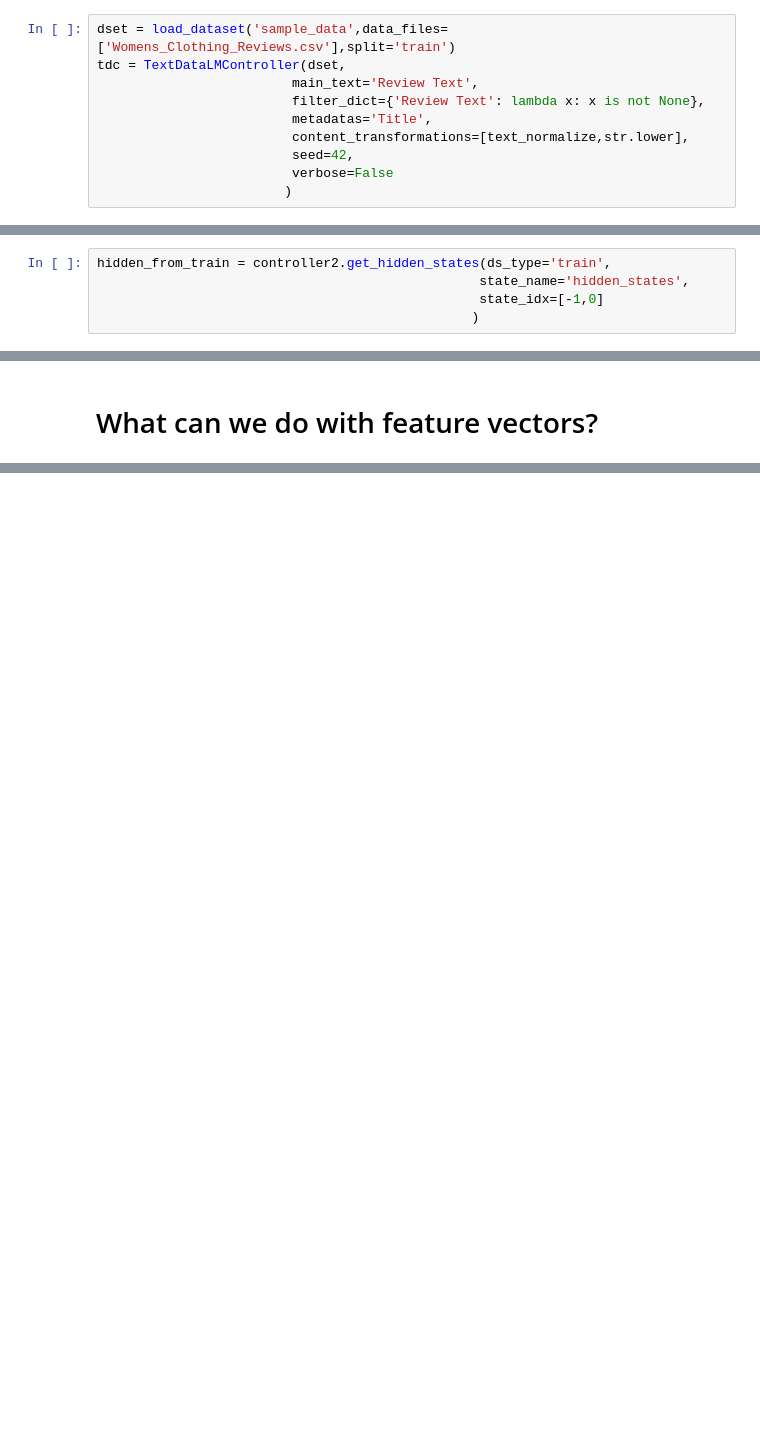
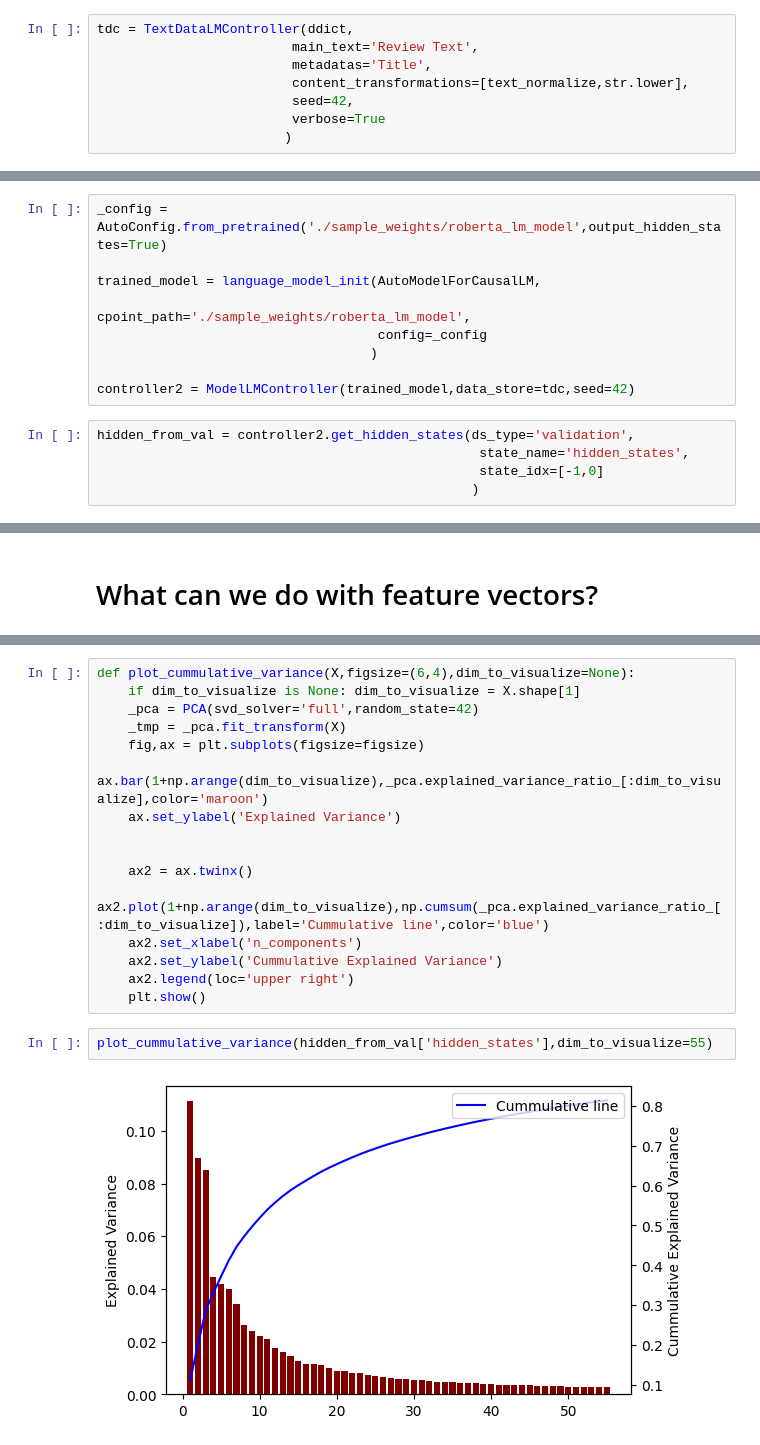
Before and after one commit to anhquan0412/that-nlp-library, a Jupyter notebook: nbs/08_hidden_states.ipynb, the cells around one changed output, grey strips where cells are left out. Cells and saved outputs as stored; diff of their text form; blank space fills up the shorter version.

Commit message:
finish hidden states nb

```diff
--- a/nbs/08_hidden_states.ipynb
+++ b/nbs/08_hidden_states.ipynb
@@ -44,12 +65,10 @@ In order to extract a feature vector from a review sentence in the dataset, we c
 # %%
-dset = load_dataset('sample_data',data_files=['Womens_Clothing_Reviews.csv'],split='train')
-tdc = TextDataLMController(dset,
+tdc = TextDataLMController(ddict,
                          main_text='Review Text',
-                         filter_dict={'Review Text': lambda x: x is not None},
                          metadatas='Title',
                          content_transformations=[text_normalize,str.lower],
                          seed=42,
-                         verbose=False
+                         verbose=True
                         )
 # %% [markdown]
 Define our tokenizer for Roberta
@@ -164,5 +226,14 @@ Similarly, we can extract feature vectors for all sentences in our training set
+# %%
+_config = AutoConfig.from_pretrained('./sample_weights/roberta_lm_model',output_hidden_states=True)
+
+trained_model = language_model_init(AutoModelForCausalLM,
+                                    cpoint_path='./sample_weights/roberta_lm_model',
+                                    config=_config
+                                   )
+
+controller2 = ModelLMController(trained_model,data_store=tdc,seed=42)
 # %%
-hidden_from_train = controller2.get_hidden_states(ds_type='train',
+hidden_from_val = controller2.get_hidden_states(ds_type='validation',
                                                  state_name='hidden_states',
                                                  state_idx=[-1,0]
                                                 )
@@ -181,0 +263,20 @@ hidden_from_train['hidden_states'].shape
+# %%
+def plot_cummulative_variance(X,figsize=(6,4),dim_to_visualize=None):
+    if dim_to_visualize is None: dim_to_visualize = X.shape[1]
+    _pca = PCA(svd_solver='full',random_state=42)
+    _tmp = _pca.fit_transform(X)
+    fig,ax = plt.subplots(figsize=figsize)
+    ax.bar(1+np.arange(dim_to_visualize),_pca.explained_variance_ratio_[:dim_to_visualize],color='maroon')
+    ax.set_ylabel('Explained Variance')
+
+
+    ax2 = ax.twinx()
+    ax2.plot(1+np.arange(dim_to_visualize),np.cumsum(_pca.explained_variance_ratio_[:dim_to_visualize]),label='Cummulative line',color='blue')
+    ax2.set_xlabel('n_components')
+    ax2.set_ylabel('Cummulative Explained Variance')
+    ax2.legend(loc='upper right')
+    plt.show()
+# %%
+plot_cummulative_variance(hidden_from_val['hidden_states'],dim_to_visualize=55)
+# %% [output]
+[figure, added]
```
Also changed, not shown: parts of 36 cells of this notebook.
